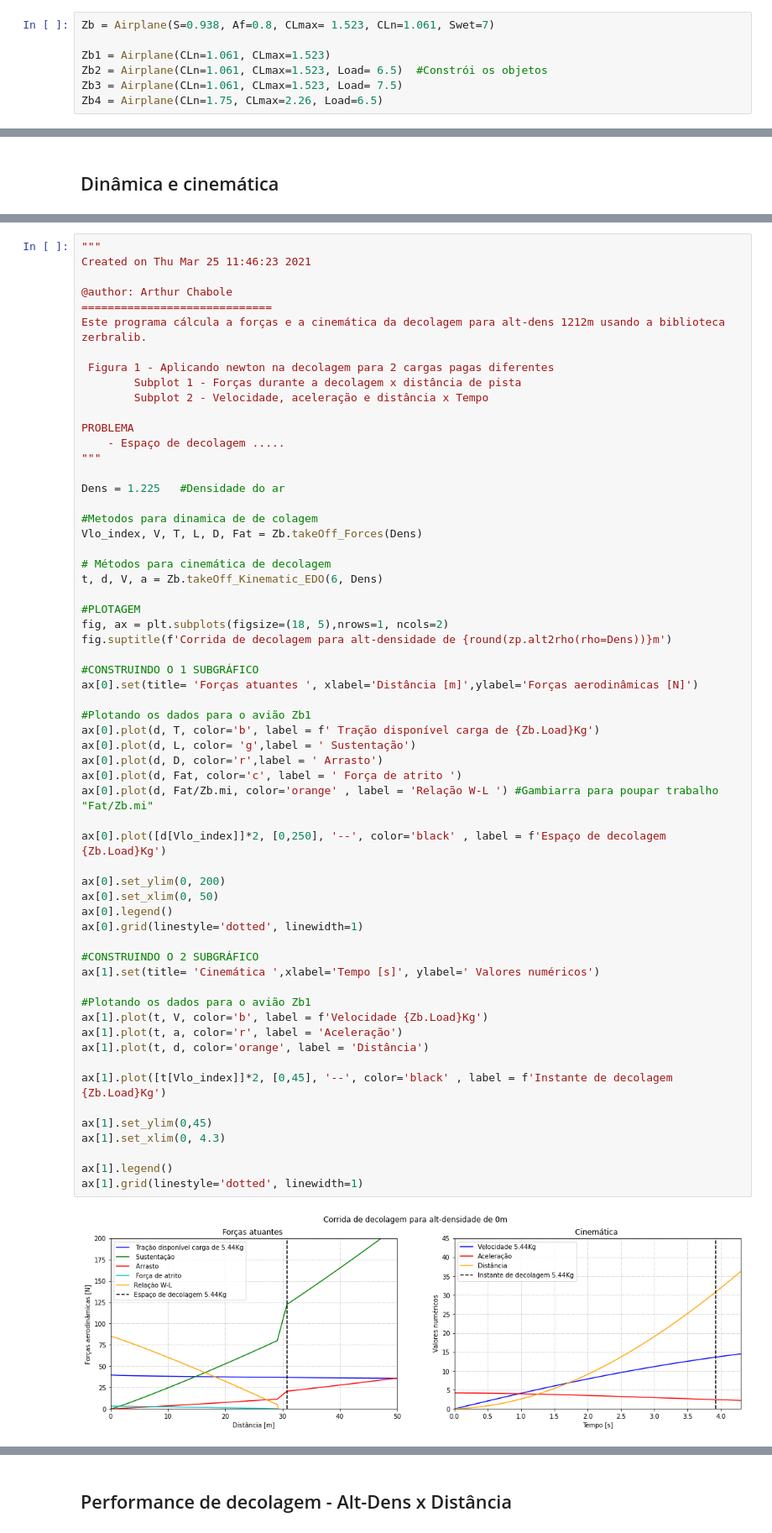
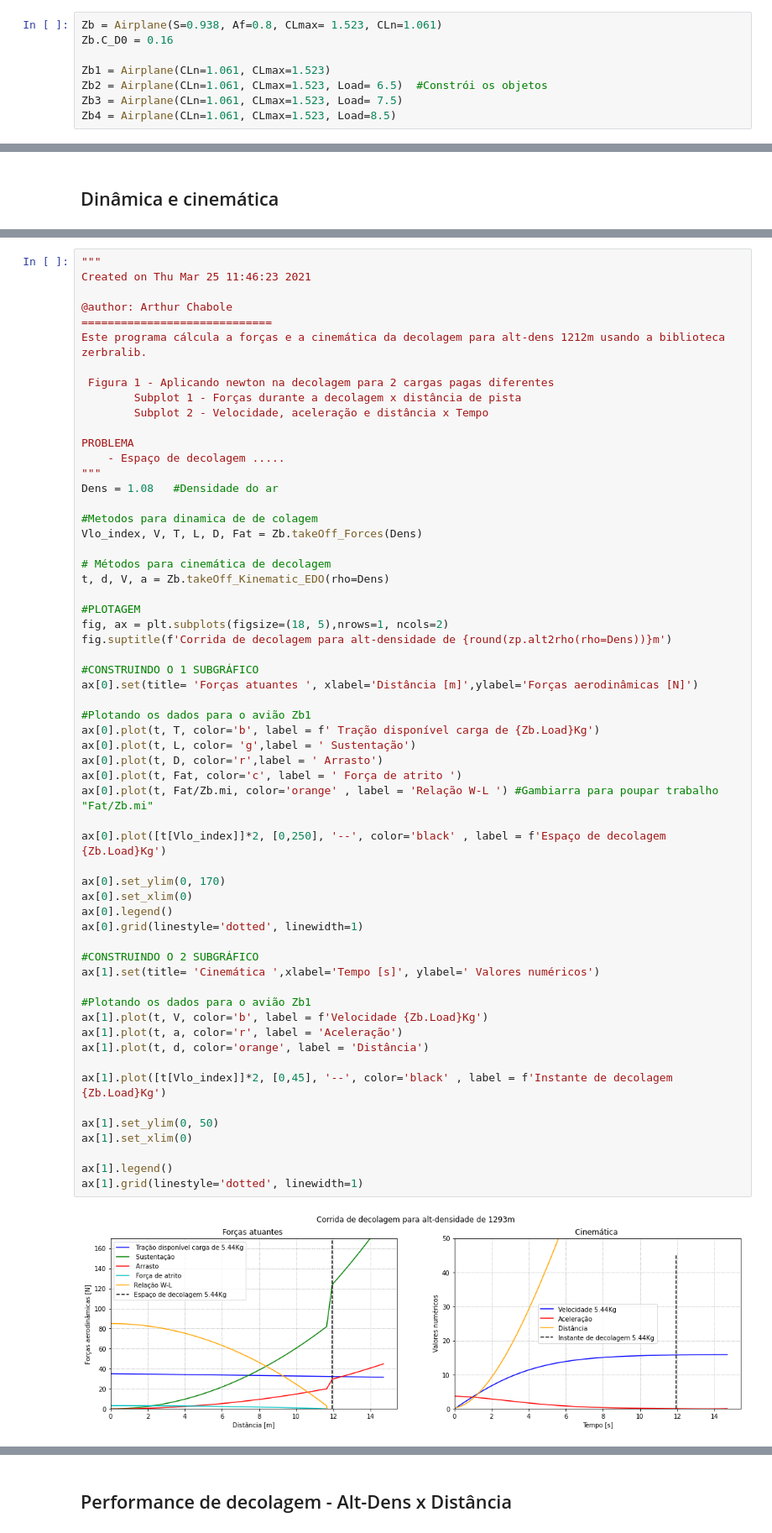
Before and after one commit to Chabole/Python, a Jupyter notebook: Projeto Zebra/Resumo_desempenho.ipynb, the cells around one changed output, grey strips where cells are left out. Shown at 84% size. Saved outputs shown, nothing was run; the diff lists cells and outputs as text.

```diff
--- a/Projeto Zebra/Resumo_desempenho.ipynb
+++ b/Projeto Zebra/Resumo_desempenho.ipynb
@@ -10,9 +9,10 @@ import matplotlib.pyplot as plt
 import seaborn as sns
 import pandas as pd
 # %%
-Zb = Airplane(S=0.938, Af=0.8, CLmax= 1.523, CLn=1.061, Swet=7)
+Zb = Airplane(S=0.938, Af=0.8, CLmax= 1.523, CLn=1.061)
+Zb.C_D0 = 0.16
 
 Zb1 = Airplane(CLn=1.061, CLmax=1.523)
 Zb2 = Airplane(CLn=1.061, CLmax=1.523, Load= 6.5)  #Constrói os objetos
 Zb3 = Airplane(CLn=1.061, CLmax=1.523, Load= 7.5)
-Zb4 = Airplane(CLn=1.75, CLmax=2.26, Load=6.5)
+Zb4 = Airplane(CLn=1.061, CLmax=1.523, Load=8.5)
@@ -156,50 +153,49 @@ Este programa cálcula a forças e a cinemática da decolagem para alt-dens 1212
 PROBLEMA
     - Espaço de decolagem .....
 """
-
-Dens = 1.225   #Densidade do ar
+Dens = 1.08   #Densidade do ar
 
 #Metodos para dinamica de de colagem
 Vlo_index, V, T, L, D, Fat = Zb.takeOff_Forces(Dens)
 
 # Métodos para cinemática de decolagem
-t, d, V, a = Zb.takeOff_Kinematic_EDO(6, Dens)
+t, d, V, a = Zb.takeOff_Kinematic_EDO(rho=Dens)
 
 #PLOTAGEM
 fig, ax = plt.subplots(figsize=(18, 5),nrows=1, ncols=2)
 fig.suptitle(f'Corrida de decolagem para alt-densidade de {round(zp.alt2rho(rho=Dens))}m')
 
 #CONSTRUINDO O 1 SUBGRÁFICO
 ax[0].set(title= 'Forças atuantes ', xlabel='Distância [m]',ylabel='Forças aerodinâmicas [N]')
 
 #Plotando os dados para o avião Zb1
-ax[0].plot(d, T, color='b', label = f' Tração disponível carga de {Zb.Load}Kg')
-ax[0].plot(d, L, color= 'g',label = ' Sustentação')
-ax[0].plot(d, D, color='r',label = ' Arrasto')
-ax[0].plot(d, Fat, color='c', label = ' Força de atrito ')
-ax[0].plot(d, Fat/Zb.mi, color='orange' , label = 'Relação W-L ') #Gambiarra para poupar trabalho "Fat/Zb.mi"
+ax[0].plot(t, T, color='b', label = f' Tração disponível carga de {Zb.Load}Kg')
+ax[0].plot(t, L, color= 'g',label = ' Sustentação')
+ax[0].plot(t, D, color='r',label = ' Arrasto')
+ax[0].plot(t, Fat, color='c', label = ' Força de atrito ')
+ax[0].plot(t, Fat/Zb.mi, color='orange' , label = 'Relação W-L ') #Gambiarra para poupar trabalho "Fat/Zb.mi"
 
-ax[0].plot([d[Vlo_index]]*2, [0,250], '--', color='black' , label = f'Espaço de decolagem {Zb.Load}Kg')
+ax[0].plot([t[Vlo_index]]*2, [0,250], '--', color='black' , label = f'Espaço de decolagem {Zb.Load}Kg')
 
-ax[0].set_ylim(0, 200)
-ax[0].set_xlim(0, 50)
+ax[0].set_ylim(0, 170)
+ax[0].set_xlim(0)
 ax[0].legend()
 ax[0].grid(linestyle='dotted', linewidth=1)
 
 #CONSTRUINDO O 2 SUBGRÁFICO
 ax[1].set(title= 'Cinemática ',xlabel='Tempo [s]', ylabel=' Valores numéricos')
 
 #Plotando os dados para o avião Zb1
 ax[1].plot(t, V, color='b', label = f'Velocidade {Zb.Load}Kg')
 ax[1].plot(t, a, color='r', label = 'Aceleração')
 ax[1].plot(t, d, color='orange', label = 'Distância')
 
 ax[1].plot([t[Vlo_index]]*2, [0,45], '--', color='black' , label = f'Instante de decolagem {Zb.Load}Kg')
 
-ax[1].set_ylim(0,45)
-ax[1].set_xlim(0, 4.3)
+ax[1].set_ylim(0, 50)
+ax[1].set_xlim(0)
 
 ax[1].legend()
 ax[1].grid(linestyle='dotted', linewidth=1)
 # %% [output]
-[figure, old version]
+[figure, new version]
```
Also changed, not shown: parts of 13 cells of this notebook.
